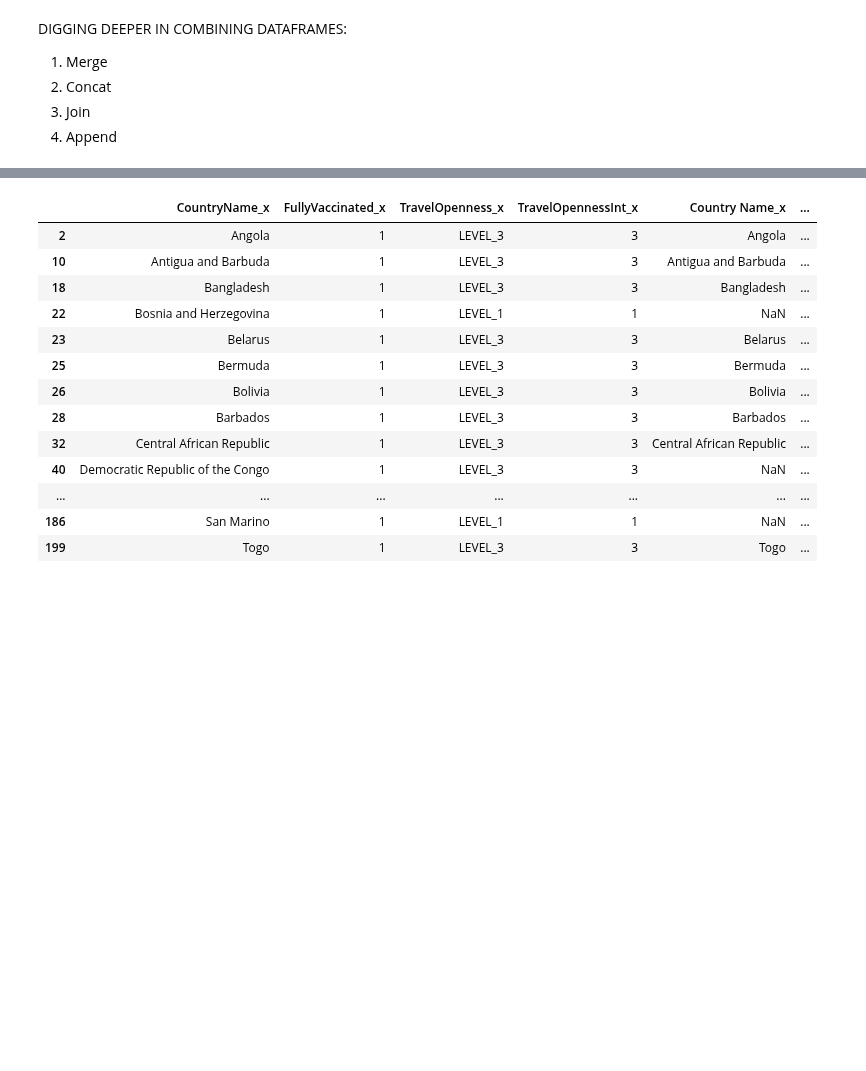
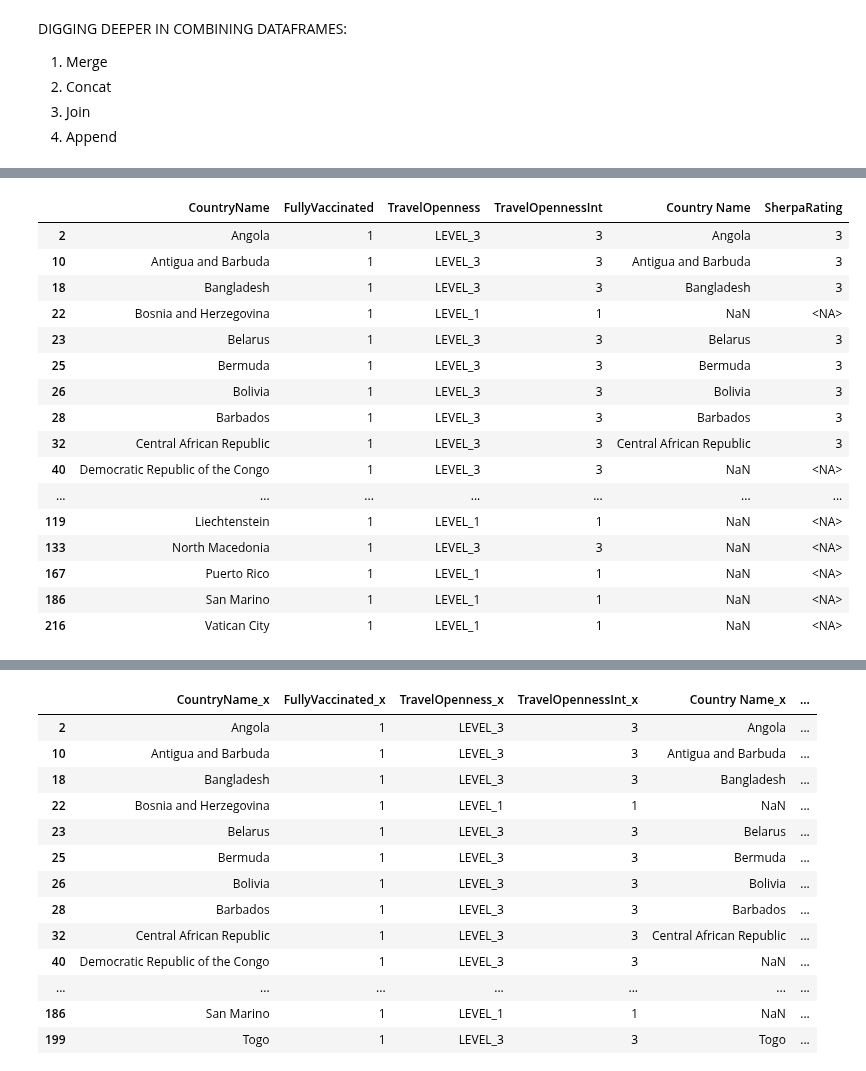
Before and after one commit to bossiilaria/Python, a Jupyter notebook: IntlExp/IntlExp.ipynb, the cells around one changed output, grey strips where cells are left out. Cells and saved outputs as stored; diff of their text form; code cells hidden in the pictures; blank space fills up the shorter version.

```diff
--- a/IntlExp/IntlExp.ipynb
+++ b/IntlExp/IntlExp.ipynb
@@ -854,0 +884,2 @@ DIGGING DEEPER IN COMBINING DATAFRAMES:
+# %%
+DF2['label'] = 'DF2'
@@ -855,3 +927,26 @@ DIGGING DEEPER IN COMBINING DATAFRAMES:
+# %%
+concatDF3 = pd.concat([DF1, DF2], sort = False)
+# %%
+concatDF3
+#look into concat and indexes. If you just need to quickly look at the stacked look at sortvalues()
+# %% [output]
+|  | CountryName | FullyVaccinated | TravelOpenness | TravelOpennessInt | Country Name | SherpaRating |
+| 2 | Angola | 1 | LEVEL_3 | 3 | Angola | 3 |
+| 10 | Antigua and Barbuda | 1 | LEVEL_3 | 3 | Antigua and Barbuda | 3 |
+| 18 | Bangladesh | 1 | LEVEL_3 | 3 | Bangladesh | 3 |
+| 22 | Bosnia and Herzegovina | 1 | LEVEL_1 | 1 | NaN | <NA> |
+| 23 | Belarus | 1 | LEVEL_3 | 3 | Belarus | 3 |
+| 25 | Bermuda | 1 | LEVEL_3 | 3 | Bermuda | 3 |
+| 26 | Bolivia | 1 | LEVEL_3 | 3 | Bolivia | 3 |
+| 28 | Barbados | 1 | LEVEL_3 | 3 | Barbados | 3 |
+| 32 | Central African Republic | 1 | LEVEL_3 | 3 | Central African Republic | 3 |
+| 40 | Democratic Republic of the Congo | 1 | LEVEL_3 | 3 | NaN | <NA> |
+| ... | ... | ... | ... | ... | ... | ... |
+| 119 | Liechtenstein | 1 | LEVEL_1 | 1 | NaN | <NA> |
+| 133 | North Macedonia | 1 | LEVEL_3 | 3 | NaN | <NA> |
+| 167 | Puerto Rico | 1 | LEVEL_1 | 1 | NaN | <NA> |
+| 186 | San Marino | 1 | LEVEL_1 | 1 | NaN | <NA> |
+| 216 | Vatican City | 1 | LEVEL_1 | 1 | NaN | <NA> |
 # %%
 #Let's check out merge first
 #Let's merge on indexes since DF1 and DF3 seem to have the same indeces
```
Also changed, not shown: parts of 20 cells of this notebook, 6 other files.
